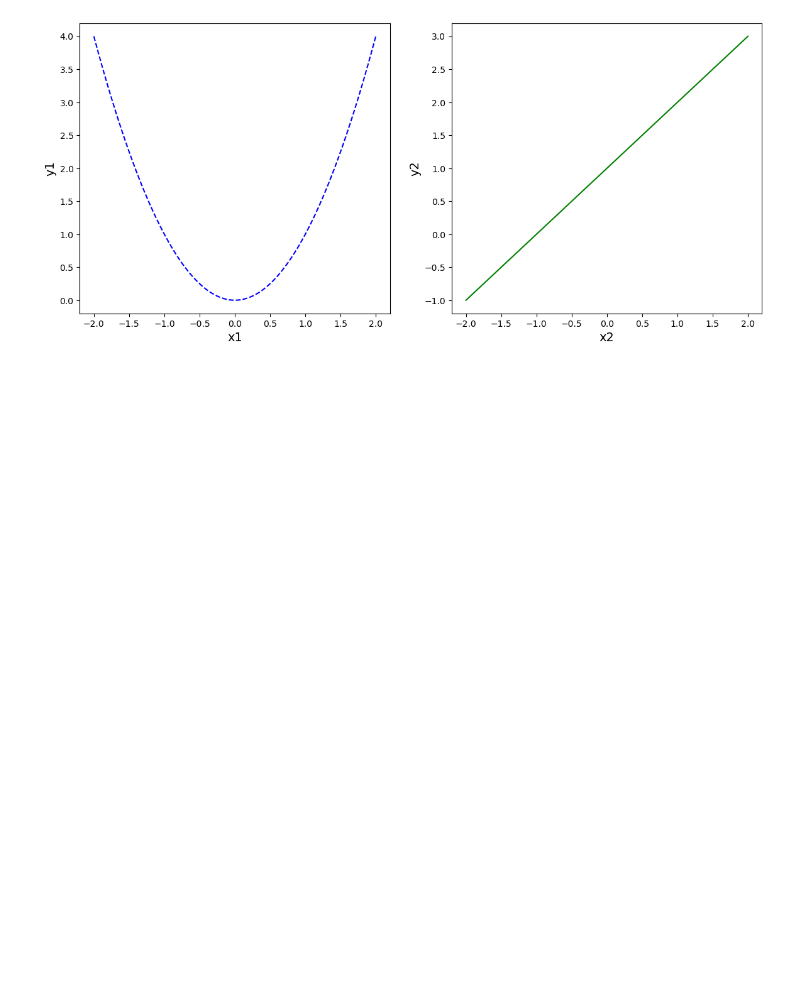
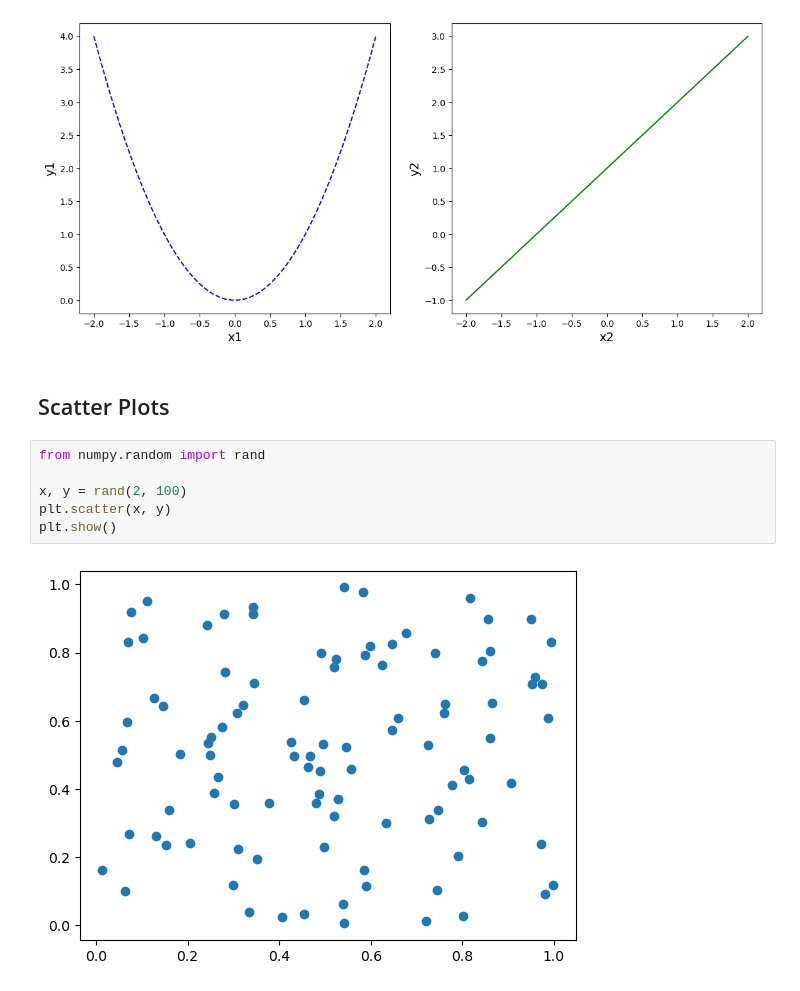
Before and after one commit to JonatanBadillo/Deep-Learning-and-AI, a Jupyter notebook: Introduction to Matplotlib/Introduction to Matplotlib.ipynb, the cells around one changed output. Drawn from its saved outputs; the diff is of its cells as text; blank space fills up the shorter version.

Commit message:
Scatter Plots.

```diff
--- a/Introduction to Matplotlib/Introduction to Matplotlib.ipynb
+++ b/Introduction to Matplotlib/Introduction to Matplotlib.ipynb
@@ -131,3 +131,13 @@ plt.ylabel("y2", fontsize=14)
 plt.show()
 # %% [output]
 [figure]
+# %% [markdown]
+## Scatter Plots
+# %%
+from numpy.random import rand
+
+x, y = rand(2, 100)
+plt.scatter(x, y)
+plt.show()
+# %% [output]
+[figure, added]
```
Also changed, not shown: parts of 1 cell of this notebook.
